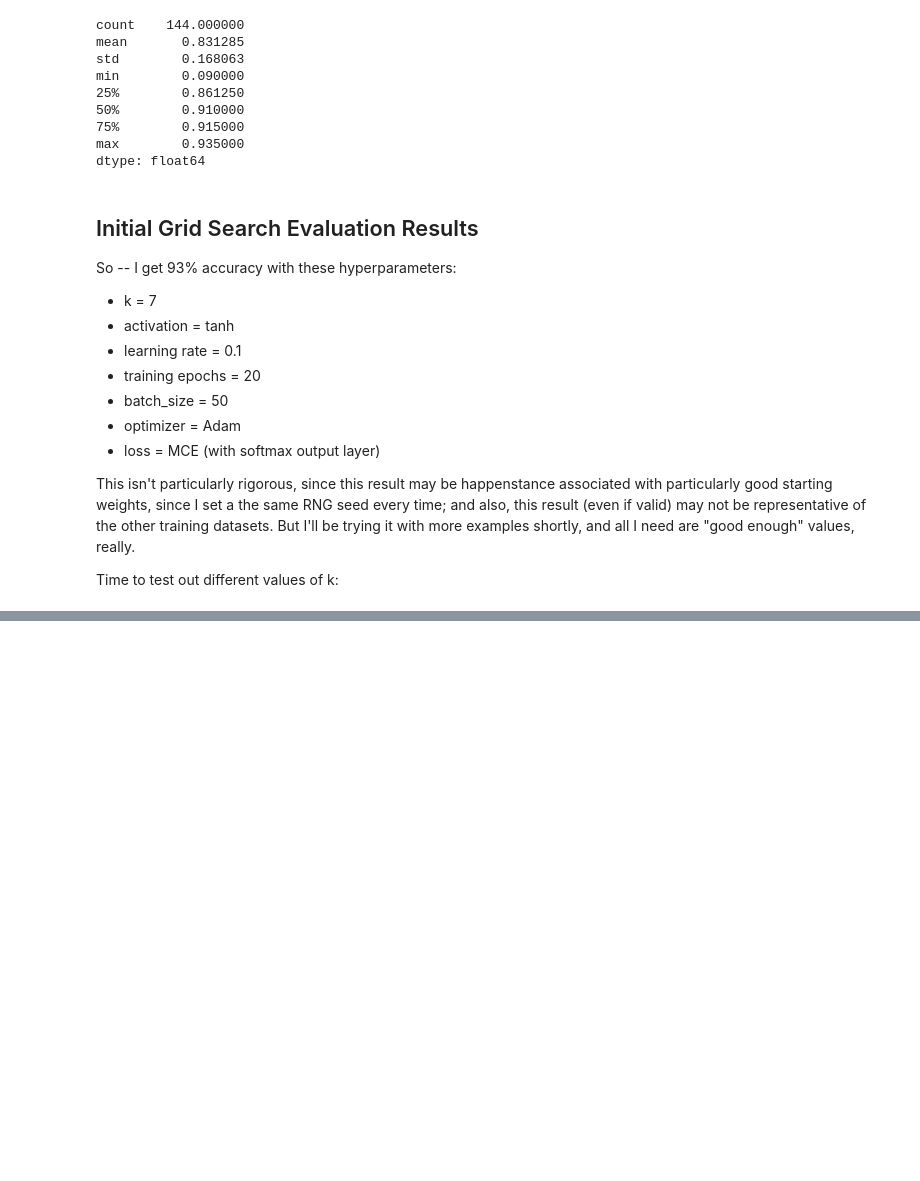
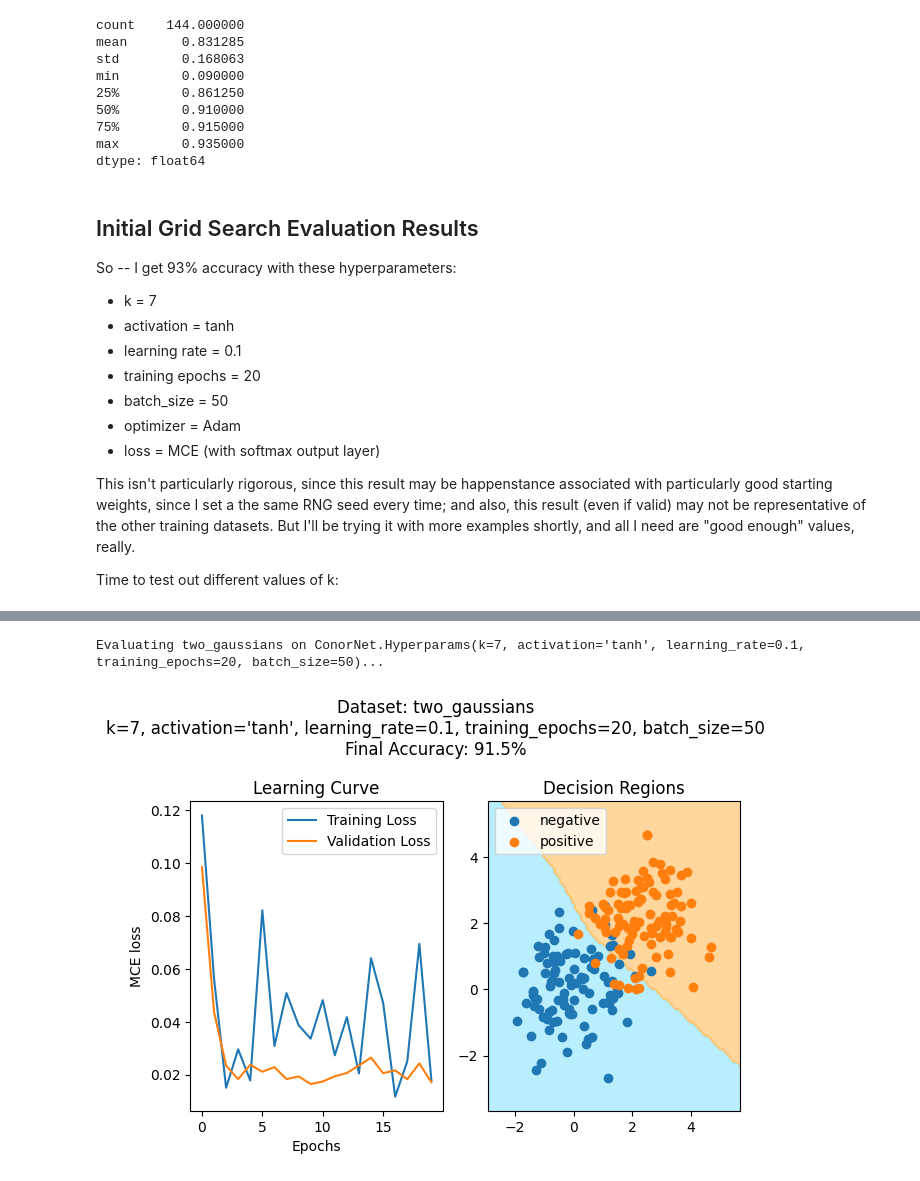
Before and after one commit to cwoodhayes/MSAI437_homework, a Jupyter notebook: cwh_hw1.ipynb, the cells around one changed output, grey strips where cells are left out. Saved outputs shown, nothing was run; the diff lists cells and outputs as text; code cells hidden in the pictures; blank space fills up the shorter version.

```diff
--- a/cwh_hw1.ipynb
+++ b/cwh_hw1.ipynb
@@ -69,7 +69,7 @@ class ConorNet(nn.Module):
         self._net = nn.Sequential(
             nn.Linear(2, self.hparams.k, bias=True),
             self._act,
-            nn.Linear(self.hparams.k, 2, bias=True)
+            nn.Linear(self.hparams.k, 2 if use_softmax else 1, bias=True)
         )
         self._output = nn.Softmax(dim=1) if use_softmax else nn.Sigmoid()
 
@@ -650,0 +682,6 @@ Evaluating xor on ConorNet.Hyperparams(k=9, activation='tanh', learning_rate=0.1
+# %%
+# try running on the default hyperparams
+eval_and_plot({"two_gaussians": ConorNet.Hyperparams(learning_rate=0.1, training_epochs=20)}, use_mce=False)
+# %% [output]
+Evaluating two_gaussians on ConorNet.Hyperparams(k=7, activation='tanh', learning_rate=0.1, training_epochs=20, batch_size=50)...
+[figure, added]
```
Also changed, not shown: parts of 6 cells of this notebook.
